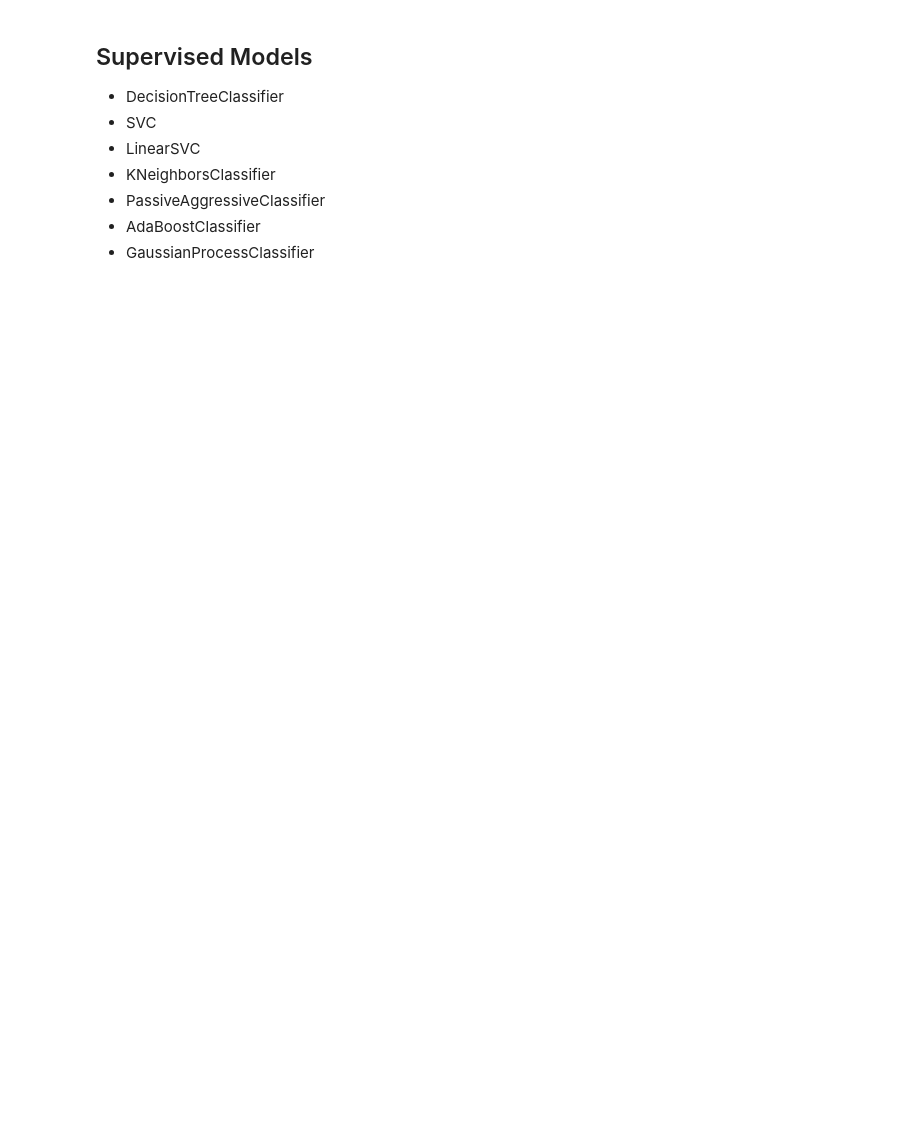
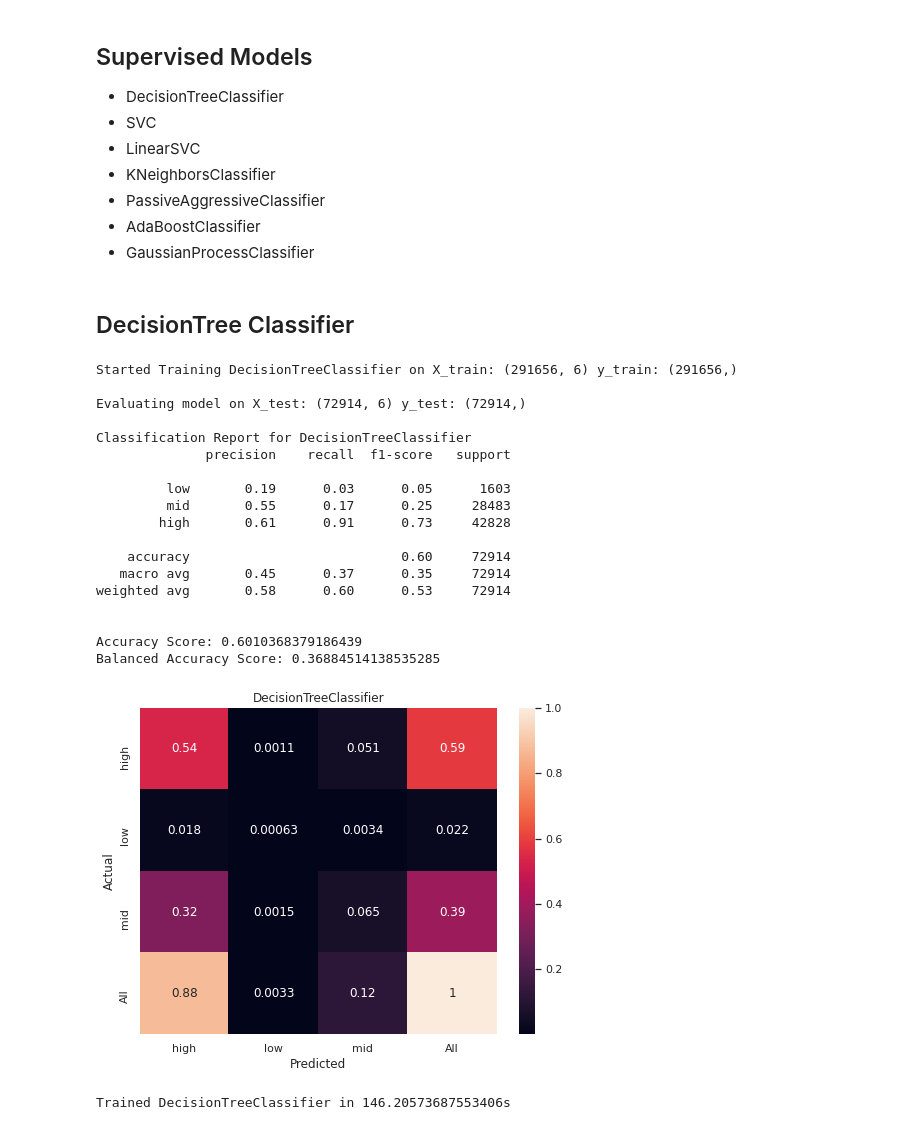
Before and after one commit to satyajitghana/University-Work-SEM-07, a Jupyter notebook: Assignment-02-2021/DM/BookReview-Classification-Supervised.ipynb, the cells around one changed output. Saved outputs shown, nothing was run; the diff lists cells and outputs as text; code cells hidden in the pictures; blank space fills up the shorter version.

```diff
--- a/Assignment-02-2021/DM/BookReview-Classification-Supervised.ipynb
+++ b/Assignment-02-2021/DM/BookReview-Classification-Supervised.ipynb
@@ -93,6 +80,8 @@ from sklearn.preprocessing import PowerTransformer
 set_config(display='diagram')
 # %%
 X, y = dataset.drop('book_rating', axis=1), dataset['book_rating']
+# %%
+target_names = ['low', 'mid', 'high']
 # %%
 X.info()
 # %% [output]
@@ -143,3 +132,6 @@ preprocessor = ColumnTransformer(
     transformers=[
         ('num', numeric_transformer, numeric_features),
         ('cat', categorical_transformer, categorical_features)])
+# %%
+dummy = preprocessor.fit_transform(X_train)
+dummy.shape
@@ -166,3 +155,0 @@ gpc = GaussianProcessClassifier(1.0 * RBF(1.0))
-# %%
-clf = Pipeline(steps=[('preprocessor', preprocessor),
-                      ('classifier', lsvc)])
@@ -169,3 +205,30 @@ clf = Pipeline(steps=[('preprocessor', preprocessor),
+# %% [markdown]
+## DecisionTree Classifier
+# %%
+dtc = DecisionTreeClassifier(max_depth=100)
+# %%
+clf = fit_model(algorithm=dtc, data=(X_train, X_test, y_train, y_test), preprocessor=preprocessor)
+# %% [output]
+Started Training DecisionTreeClassifier on X_train: (291656, 6) y_train: (291656,)
+
+Evaluating model on X_test: (72914, 6) y_test: (72914,)
+
+Classification Report for DecisionTreeClassifier
+              precision    recall  f1-score   support
+
+         low       0.19      0.03      0.05      1603
+         mid       0.55      0.17      0.25     28483
+        high       0.61      0.91      0.73     42828
+
+    accuracy                           0.60     72914
+   macro avg       0.45      0.37      0.35     72914
+weighted avg       0.58      0.60      0.53     72914
+
+
+Accuracy Score: 0.6010368379186439
+Balanced Accuracy Score: 0.36884514138535285
+[figure, added]
+Trained DecisionTreeClassifier in 146.20573687553406s
 # %%
 clf
 # %% [output]
```
Also changed, not shown: parts of 69 cells of this notebook, 11 other files.
